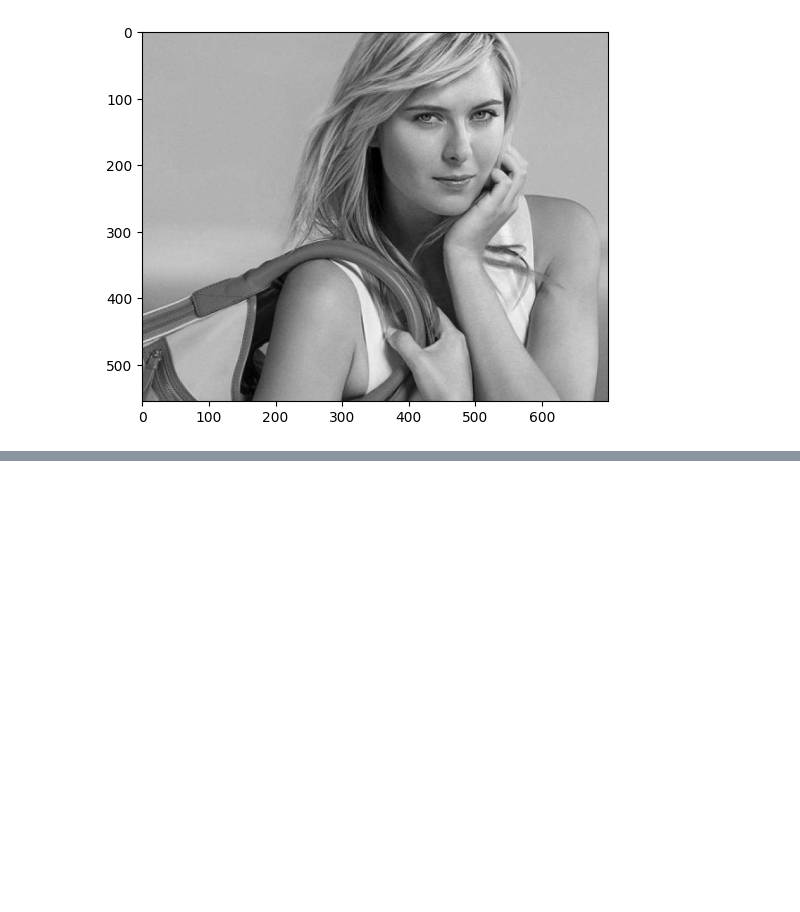
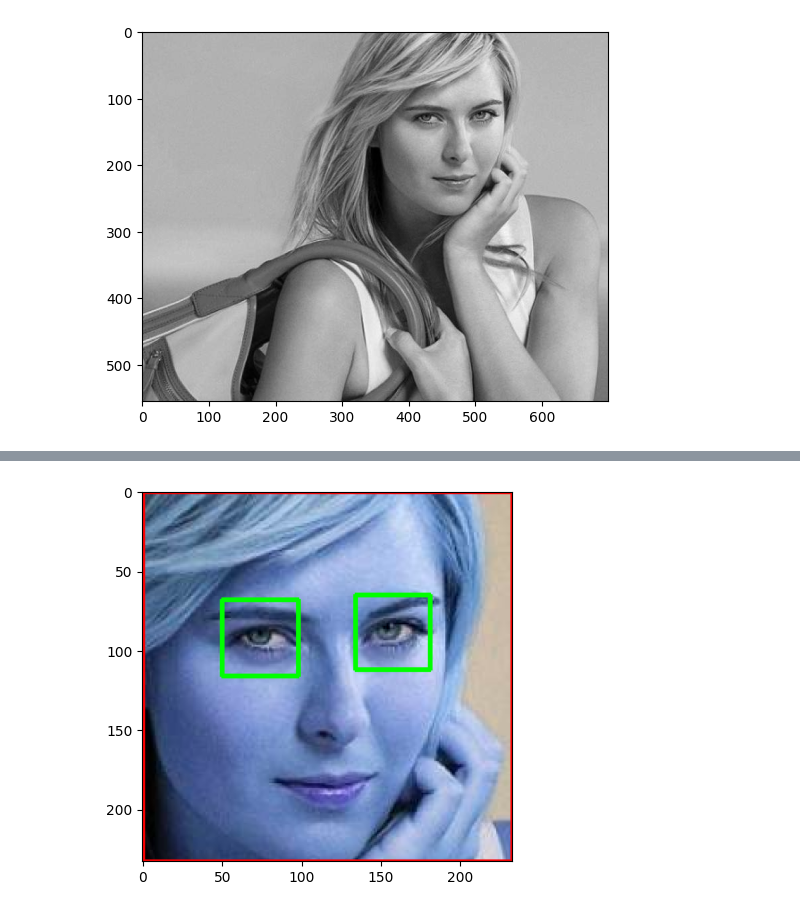
Before and after one commit to abhaygzb15/Sports-Person-Image-Classification, a Jupyter notebook: Sports-Celebrity-Image-Classification/Model/Image_classification.ipynb, the cells around one changed output, grey strips where cells are left out. Saved outputs shown, nothing was run; the diff lists cells and outputs as text; code cells hidden in the pictures; blank space fills up the shorter version.

```diff
--- a/Sports-Celebrity-Image-Classification/Model/Image_classification.ipynb
+++ b/Sports-Celebrity-Image-Classification/Model/Image_classification.ipynb
@@ -56,0 +90,5 @@ plt.show()
+# %%
+plt.imshow(roi_color,cmap='gray')
+plt.show()
+# %% [output]
+[figure, added]
```
Also changed, not shown: parts of 4 cells of this notebook.
